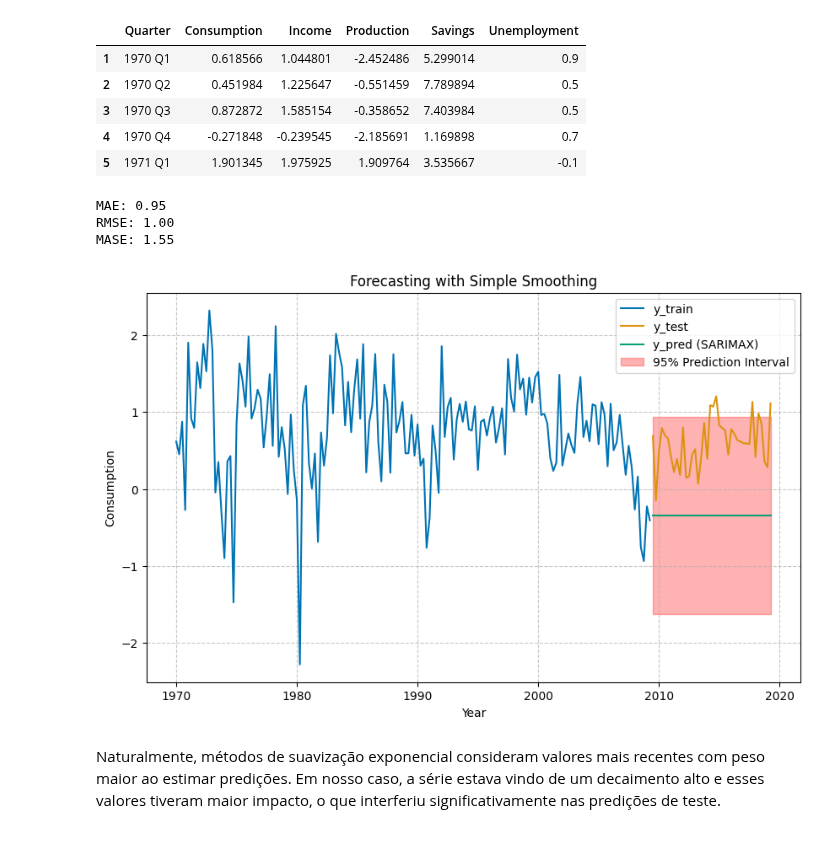
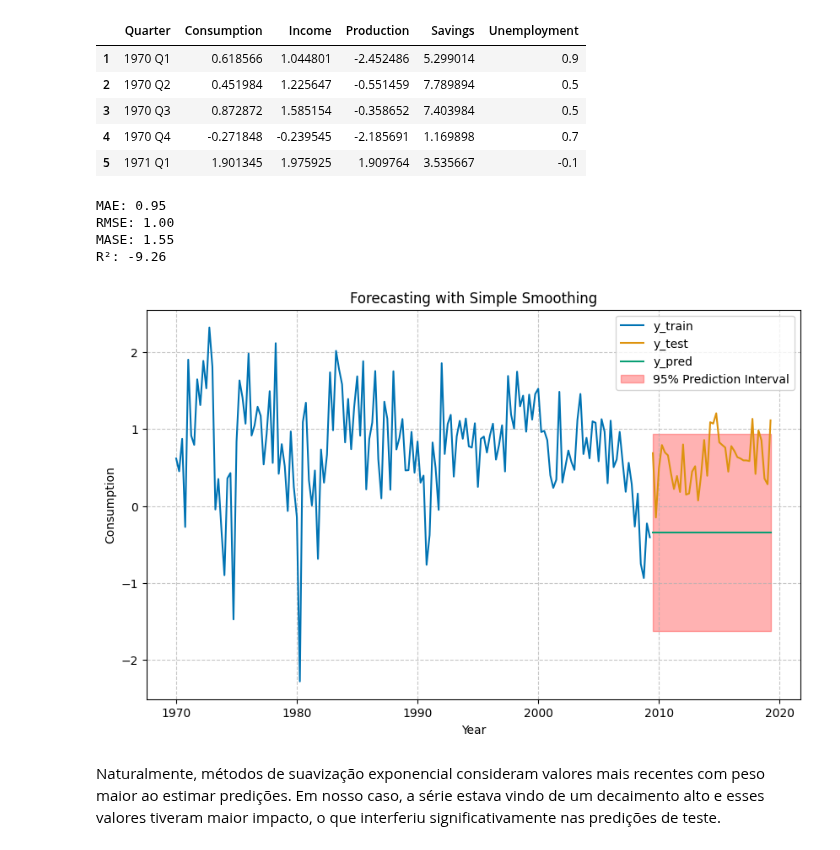
Before and after one commit to ramalhogs/Series_temporais_A2, a Jupyter notebook: exponential_smoothing.ipynb, the cells around one changed output. Drawn from its saved outputs; the diff is of its cells as text; code cells hidden in the pictures.

```diff
--- a/exponential_smoothing.ipynb
+++ b/exponential_smoothing.ipynb
@@ -78,35 +78,37 @@ def fit_and_plot_smoothing(dataset, model_type="simple", seasonal="add", trend="
 
     mae = mean_absolute_error(test, y_pred)
     rmse = np.sqrt(mean_squared_error(test, y_pred))
     mase = mean_absolute_scaled_error(test, y_pred, train)
+    r2 = r2_score(test, y_pred)
 
     print(f"MAE: {mae:.2f}")
     print(f"RMSE: {rmse:.2f}")
     print(f"MASE: {mase:.2f}")
-
+    print(f"R²: {r2:.2f}")
 
 
     plt.figure(figsize=(10, 6))
     plt.plot(train.index, train, label='y_train', color='#0073b3',linestyle='solid')
     plt.plot(test.index, test, label='y_test', color='#dd930e',linestyle='solid')
     plt.plot(test.index, y_pred, label='y_pred', color='#099f74',linestyle='solid')
     plt.fill_between(test.index, y_pred - conf_interval, y_pred + conf_interval, color='red', alpha=0.3, label="95% Prediction Interval")
     plt.legend()
     plt.title(f"Forecasting with {model_type.capitalize()} Smoothing")
     plt.xlabel("Year")
     plt.ylabel("Consumption")
     plt.grid(linestyle='--', alpha=0.7, zorder=5)
     plt.show()
 
 Consumption.index = pd.to_datetime(Consumption.index.to_timestamp())
 
 
 fit_and_plot_smoothing(Consumption["Consumption"], model_type="simple")
 # %% [output]
 MAE: 0.95
 RMSE: 1.00
 MASE: 1.55
+R²: -9.26
-[figure, old version]
+[figure, new version]
 # %% [markdown]
 Naturalmente, métodos de suavização exponencial consideram valores mais recentes com peso maior ao estimar predições. Em nosso caso, a série estava vindo de um decaimento alto e esses valores tiveram maior impacto, o que interferiu significativamente nas predições de teste.
 # %%
```
Also changed, not shown: parts of 3 cells of this notebook, 4 other files.
